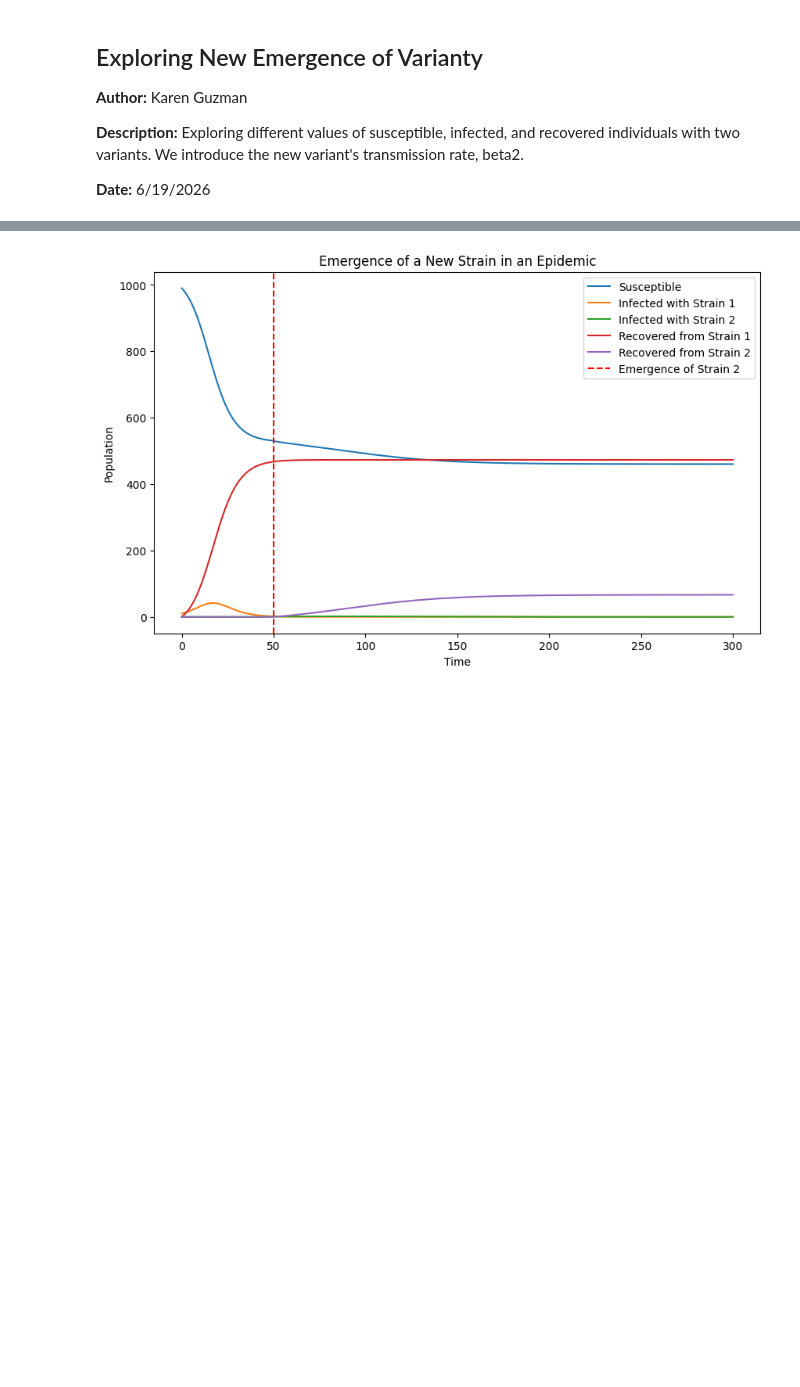
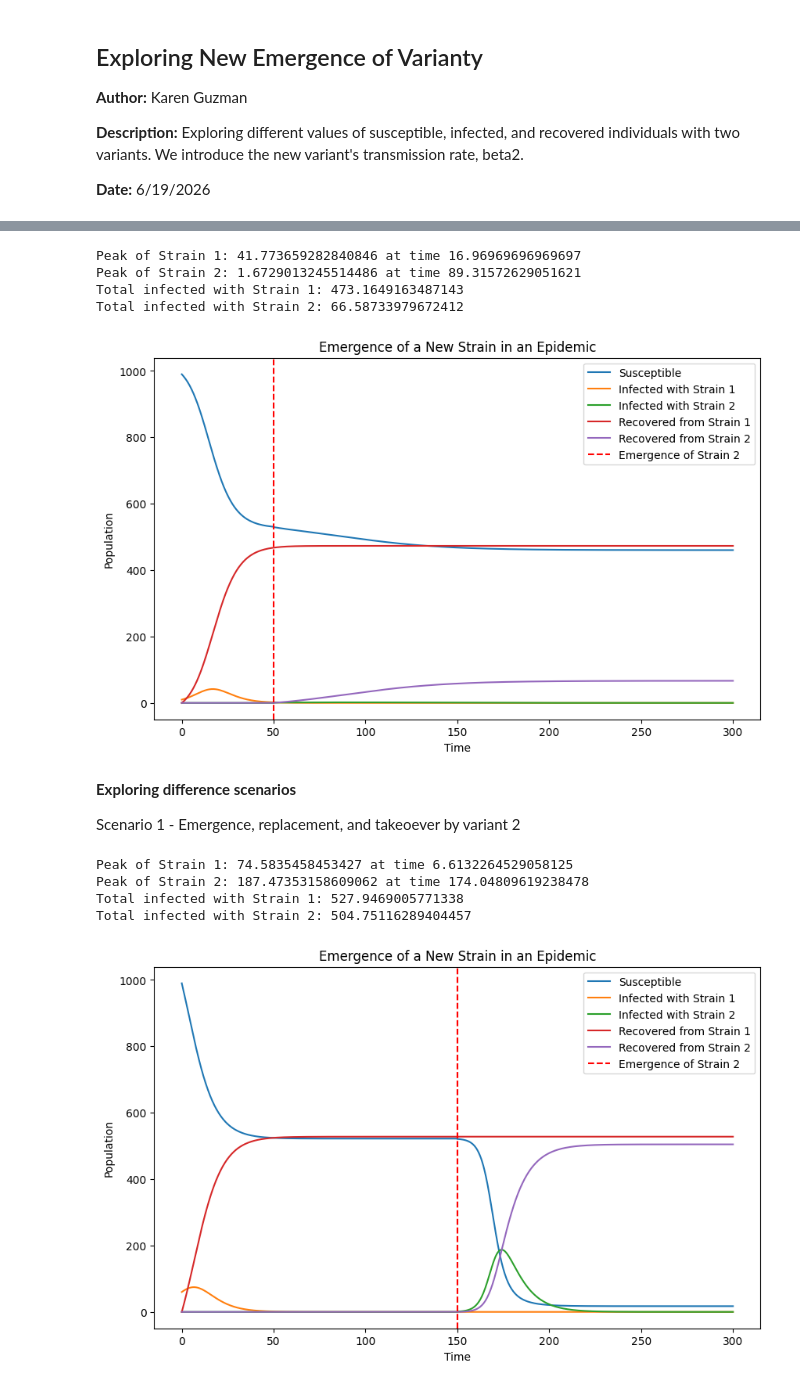
Before and after one commit to kguzman24/epidemic-drivers-through-machine-learning, a Jupyter notebook: notebooks/exploring_new_emergence.ipynb, the cells around one changed output, grey strips where cells are left out. Drawn from its saved outputs; the diff is of its cells as text; code cells hidden in the pictures; blank space fills up the shorter version.

```diff
--- a/notebooks/exploring_new_emergence.ipynb
+++ b/notebooks/exploring_new_emergence.ipynb
@@ -21,18 +24,27 @@ params = [0.6, 0.9, 0.45, 0.45] #beta1, beta2, gamma1, gamma2
 y0 = [990, 10, 0, 0, 0] # 990 susceptible, 10 infected with strain 1, 0 infected with strain 2, 0 recovered from strain 1, 0 recovered from strain 2
 t, y = ne.simulate_emergence(params,y0, t_emerge=50)
 # %%
-#plot
-plt.figure(figsize=(10,6))
-plt.plot(t, y[:,0], label='Susceptible')
-plt.plot(t, y[:,1], label='Infected with Strain 1')
-plt.plot(t, y[:,2], label='Infected with Strain 2')
-plt.plot(t, y[:,3], label='Recovered from Strain 1')
-plt.plot(t, y[:,4], label='Recovered from Strain 2')
-plt.axvline(x=50, color='r', linestyle='--', label='Emergence of Strain 2')
-plt.xlabel('Time')
-plt.ylabel('Population')
-plt.title('Emergence of a New Strain in an Epidemic')
-plt.legend()
-plt.show()
+ne.plot_emergence(t, y)
 # %% [output]
+Peak of Strain 1: 41.773659282840846 at time 16.96969696969697
+Peak of Strain 2: 1.6729013245514486 at time 89.31572629051621
+Total infected with Strain 1: 473.1649163487143
+Total infected with Strain 2: 66.58733979672412
 [figure]
+# %% [markdown]
+**Exploring difference scenarios**
+
+Scenario 1 - Emergence, replacement, and takeoever by variant 2
+# %%
+#where variant 2 emerges and takes over
+params = [0.42, 0.85, 0.33, 0.12] #beta1, beta2, gamma1, gamma2
+y0 = [990, 60, 0, 0, 0] # 990 susceptible, 60 infected with strain 1, 0 infected with strain 2, 0 recovered from strain 1, 0 recovered from strain 2
+t, y = ne.simulate_emergence(params, y0, t_emerge=150)
+
+ne.plot_emergence(t, y)
+# %% [output]
+Peak of Strain 1: 74.5835458453427 at time 6.6132264529058125
+Peak of Strain 2: 187.47353158609062 at time 174.04809619238478
+Total infected with Strain 1: 527.9469005771338
+Total infected with Strain 2: 504.75116289404457
+[figure, added]
```
Also changed, not shown: parts of 8 cells of this notebook, 1 other file.
